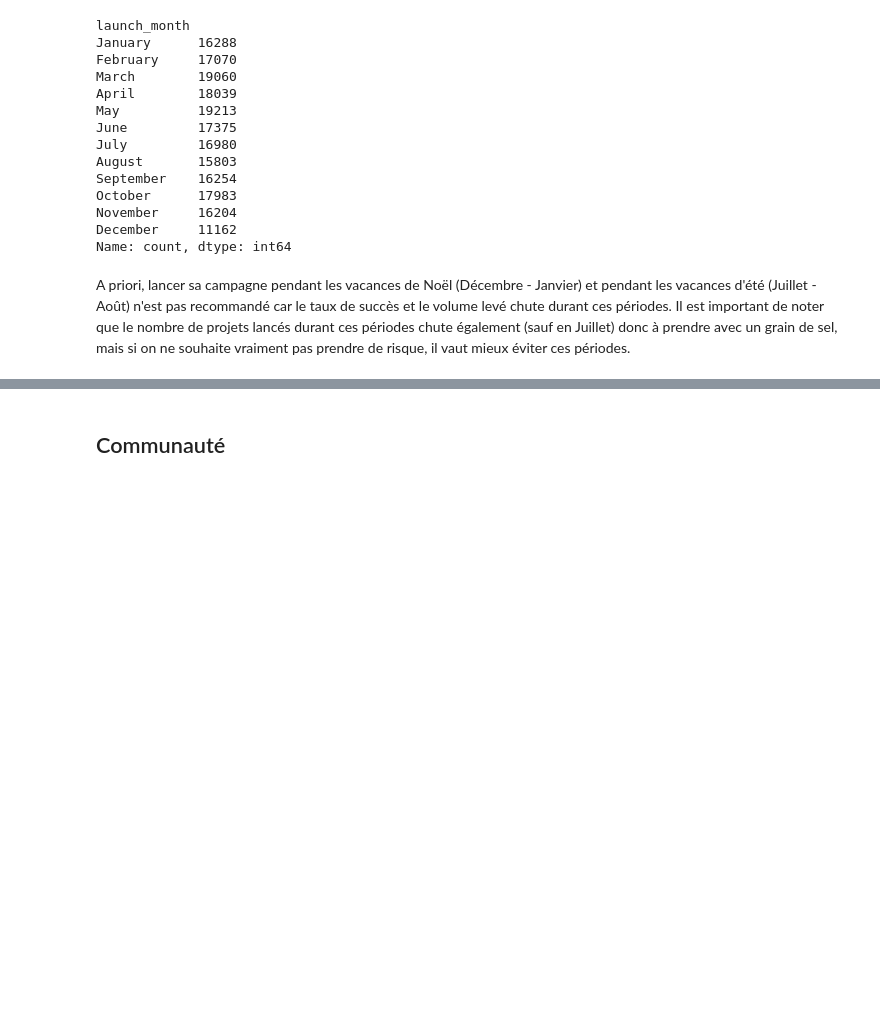
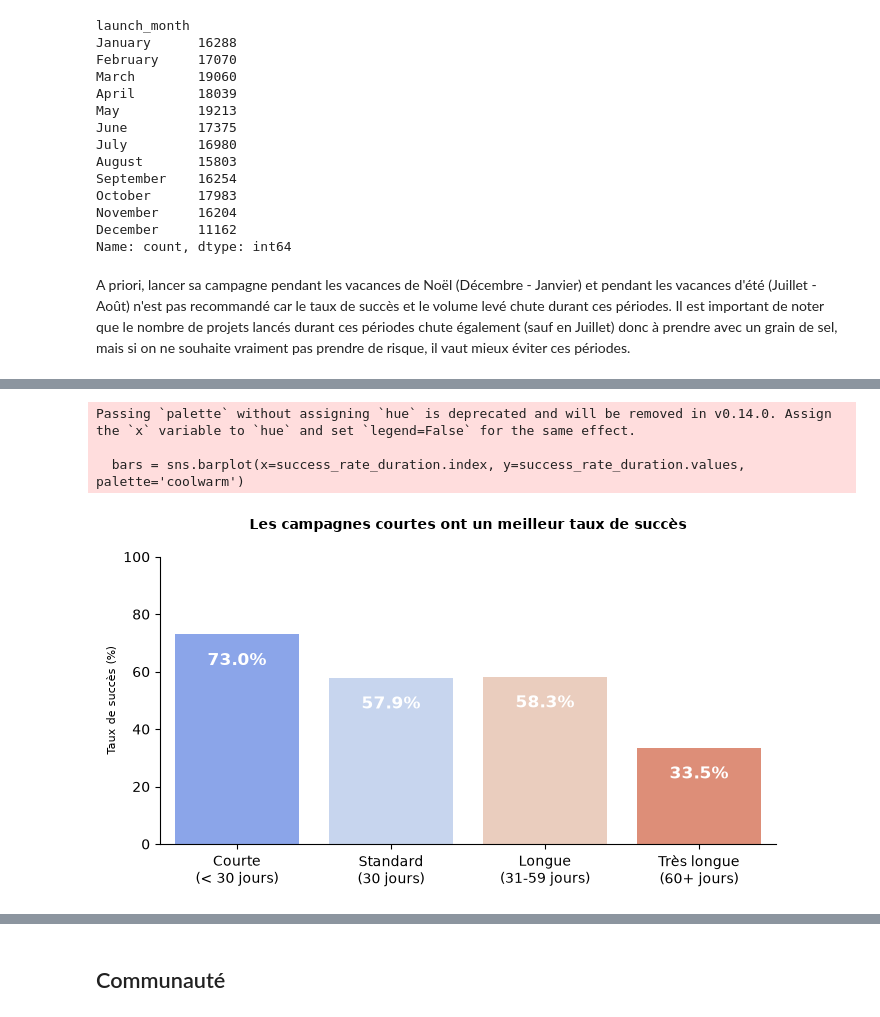
Before and after one commit to lbrdmariama/memoire-2026, a Jupyter notebook: code/analyse-exploratoire.ipynb, the cells around one changed output, grey strips where cells are left out. Saved outputs shown, nothing was run; the diff lists cells and outputs as text; code cells hidden in the pictures; blank space fills up the shorter version.

```diff
--- a/code/analyse-exploratoire.ipynb
+++ b/code/analyse-exploratoire.ipynb
@@ -569,0 +644,43 @@ A priori, lancer sa campagne pendant les vacances de Noël (Décembre - Janvier)
+# %%
+# Catégories de durées
+bins_duration = [0, 29, 30, 59, 120]
+labels_duration = [
+    'Courte\n(< 30 jours)',
+    'Standard\n(30 jours)',
+    'Longue\n(31-59 jours)',
+    'Très longue\n(60+ jours)'
+]
+df_completed['duration_category'] = pd.cut(df_completed['duration_days'], bins=bins_duration, labels=labels_duration)
+
+# Calcul du taux de succès par catégorie de durée
+success_rate_duration = df_completed.groupby('duration_category', observed=False)['is_success'].mean() * 100
+
+# Barplot
+plt.figure(figsize=(7, 4))
+
+bars = sns.barplot(x=success_rate_duration.index, y=success_rate_duration.values, palette='coolwarm')
+
+plt.title("Les campagnes courtes ont un meilleur taux de succès", fontsize=10, fontweight='bold', pad=20)
+plt.ylabel("Taux de succès (%)", fontsize=8)
+plt.xlabel("") # Pas besoin de titre pour l'axe X, les labels suffisent
+plt.ylim(0, 100) # Échelle fixe de 0 à 100 pour ne pas fausser la perception
+
+for bar in bars.patches:
+    plt.annotate(
+        f'{bar.get_height():.1f}%',
+        xy=(bar.get_x() + bar.get_width() / 2, bar.get_height()),
+        xytext=(0, -25), # Place le texte à l'intérieur de la barre
+        textcoords="offset points",
+        ha='center', va='bottom',
+        fontsize=12, fontweight='bold', color='white'
+    )
+
+sns.despine()
+
+plt.tight_layout()
+plt.show()
+# %% [output]
+Passing `palette` without assigning `hue` is deprecated and will be removed in v0.14.0. Assign the `x` variable to `hue` and set `legend=False` for the same effect.
+
+  bars = sns.barplot(x=success_rate_duration.index, y=success_rate_duration.values, palette='coolwarm')
+[figure, added]
```
Also changed, not shown: parts of 52 cells of this notebook, 1 other file.
